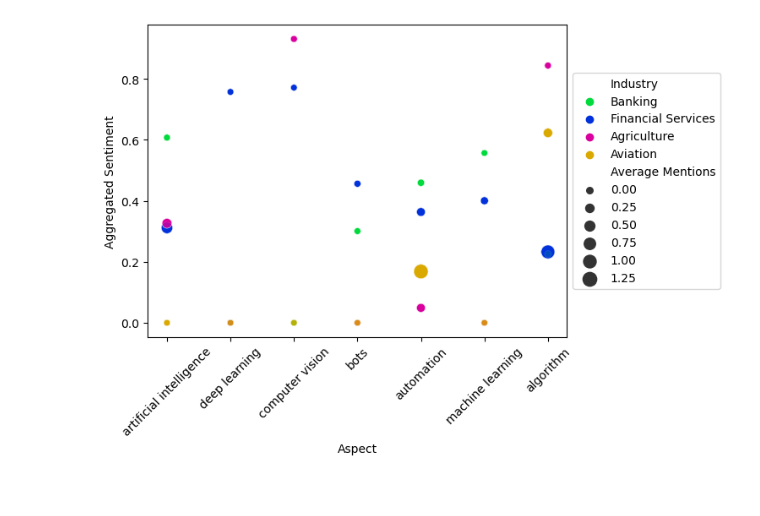
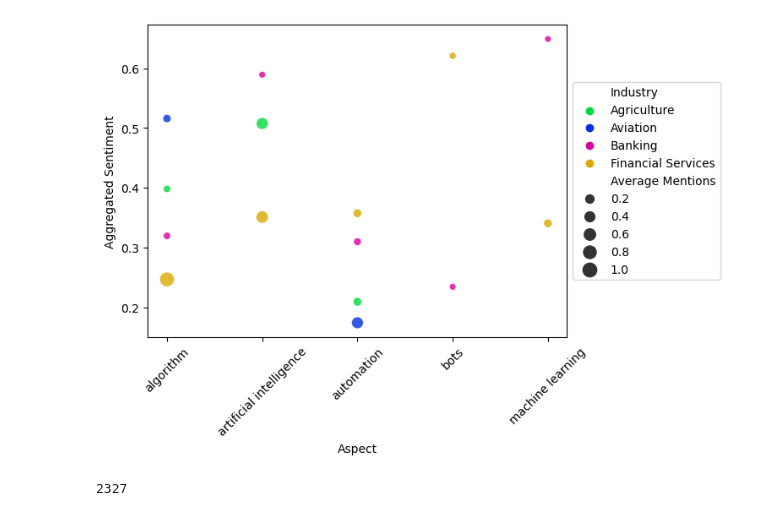
Before and after one commit to gav-conn/Finanacial_Data_Science, a Jupyter notebook: FDS_Project/Evan_Code(Sent_Analysis).ipynb, the cells around one changed output. Saved outputs shown, nothing was run; the diff lists cells and outputs as text; code cells hidden in the pictures.

Commit message:
More work on sentiment analysis aggregation/backtesting

```diff
--- a/FDS_Project/Evan_Code(Sent_Analysis).ipynb
+++ b/FDS_Project/Evan_Code(Sent_Analysis).ipynb
@@ -118,0 +116,15 @@ for year in list_years:
+# %%
+pd.set_option('display.max_rows', None)
+
+df_agg = df_sentiments[['Industry', 'Aspect', 'Year', 'Count', 'Sentiment']].groupby(['Industry', 'Aspect', 'Year']).sum()
+df_agg['Aggregated Sentiment'] = 0
+df_agg.loc[df_agg['Count']!=0, 'Aggregated Sentiment'] = df_agg['Sentiment']/df_agg['Count']
+df_agg.reset_index(drop=False, inplace=True)
+df_agg.drop('Sentiment', axis=1, inplace=True)
+
+df_agg = df_agg.loc[~df_agg['Aspect'].isin(['computer vision', 'deep learning'])].reset_index(drop=True)
+df_agg=df_agg.loc[df_agg['Count'] > 5].reset_index(drop=True)
+
+industry_counts = df_sentiments[['Industry', 'Year']].groupby('Industry').count()/len(word_search_list_2)
+for industry in df_agg['Industry'].unique():
+    df_agg.loc[df_agg['Industry']==industry, 'Average Mentions'] = df_agg['Count']/industry_counts.loc[industry].values
@@ -144,8 +141,8 @@ Name: Count, dtype: object
 # %%
-ax = sns.scatterplot(data=df_sentiments, x="Aspect", y="Aggregated Sentiment", size="Average Mentions",
+ax = sns.scatterplot(data=df_agg, x="Aspect", y="Aggregated Sentiment", size="Average Mentions",
                 palette=colors_hex, hue="Industry", legend=True, sizes=(30, 150), alpha=0.8)
 plt.legend(loc='center left', bbox_to_anchor=(1, 0.5))
 plt.xticks(rotation=45)
 plt.show()
 # %% [output]
-[figure, old version]
+[figure, new version]
@@ -160,0 +189,9 @@ df_full = df.merge(df_tickers, how='left', on='CIK')
+# %%
+conn = lite.connect('Financial.db')
+conn.close()
+
+engine_fin = sqlalchemy.create_engine('sqlite:///' + 'Financial.db', execution_options={"sqlite_raw_colnames": True})
+df_fin_bal.to_sql("BalanceSheetData", engine_fin, if_exists='replace', index=False)
+df_fin_inc.to_sql("IncomeStatementData", engine_fin, if_exists='replace', index=False)
+# %% [output]
+2327
```
Also changed, not shown: parts of 9 cells of this notebook, 2 other files.
